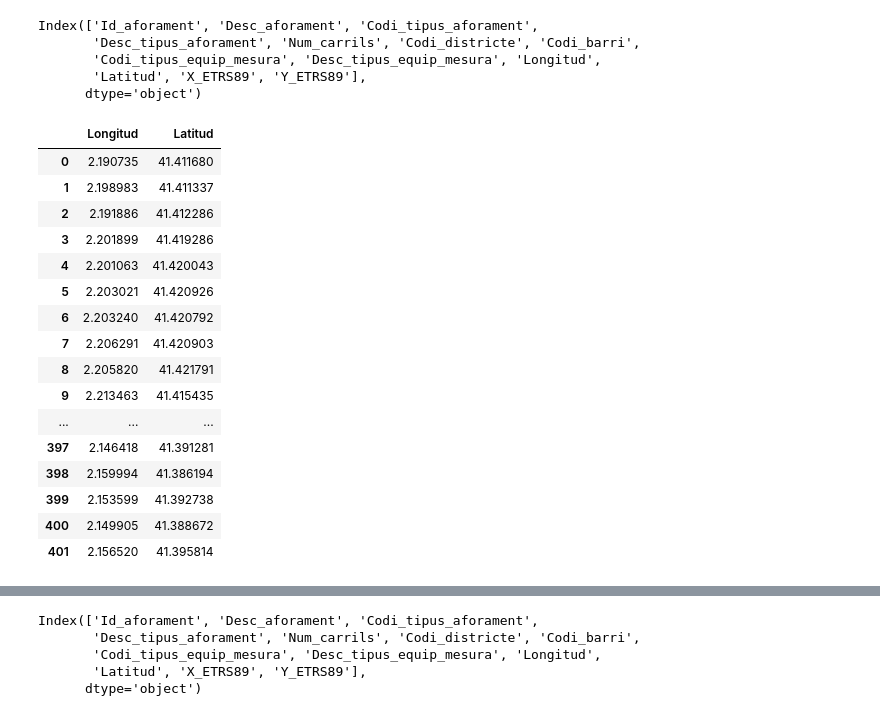
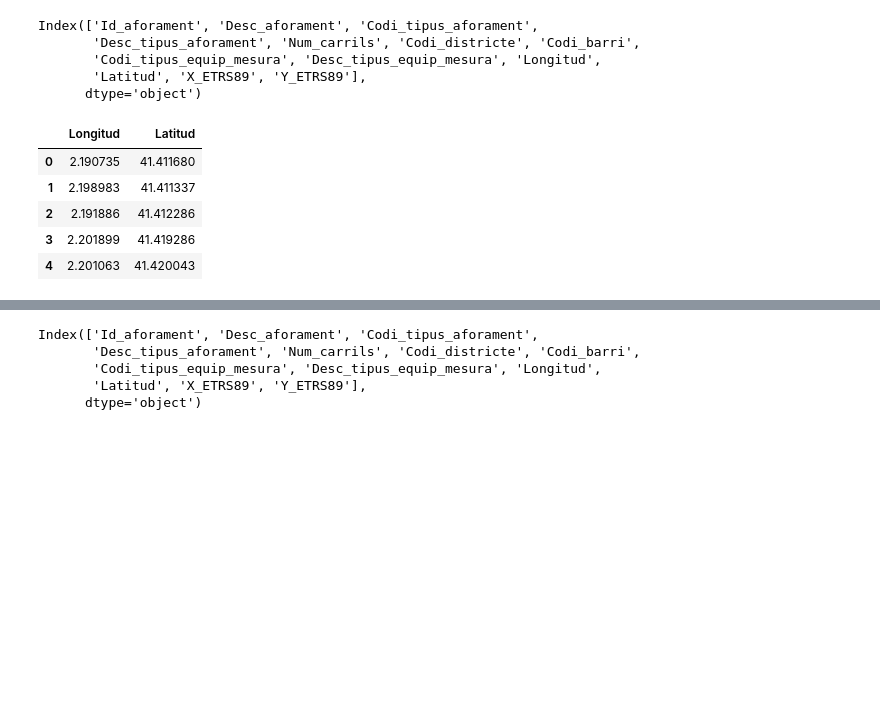
Before and after one commit to marcjs95/master-data-science, a Jupyter notebook: code/mapas.ipynb, the cells around one changed output, grey strips where cells are left out. Cells and saved outputs as stored; diff of their text form; code cells hidden in the pictures; blank space fills up the shorter version.

```diff
--- a/code/mapas.ipynb
+++ b/code/mapas.ipynb
@@ -158,25 +136,14 @@ Index(['Id_aforament', 'Desc_aforament', 'Codi_tipus_aforament',
        'Latitud', 'X_ETRS89', 'Y_ETRS89'],
       dtype='object')
 # %%
-data1[['Longitud', 'Latitud']]
+data1[['Longitud', 'Latitud']].head()
 # %% [output]
 |  | Longitud | Latitud |
 | 0 | 2.190735 | 41.411680 |
 | 1 | 2.198983 | 41.411337 |
 | 2 | 2.191886 | 41.412286 |
 | 3 | 2.201899 | 41.419286 |
 | 4 | 2.201063 | 41.420043 |
-| 5 | 2.203021 | 41.420926 |
-| 6 | 2.203240 | 41.420792 |
-| 7 | 2.206291 | 41.420903 |
-| 8 | 2.205820 | 41.421791 |
-| 9 | 2.213463 | 41.415435 |
-| ... | ... | ... |
-| 397 | 2.146418 | 41.391281 |
-| 398 | 2.159994 | 41.386194 |
-| 399 | 2.153599 | 41.392738 |
-| 400 | 2.149905 | 41.388672 |
-| 401 | 2.156520 | 41.395814 |
 # %%
 la= data1['Longitud']
 lo= data1['Latitud']
```
Also changed, not shown: parts of 5 cells of this notebook.
